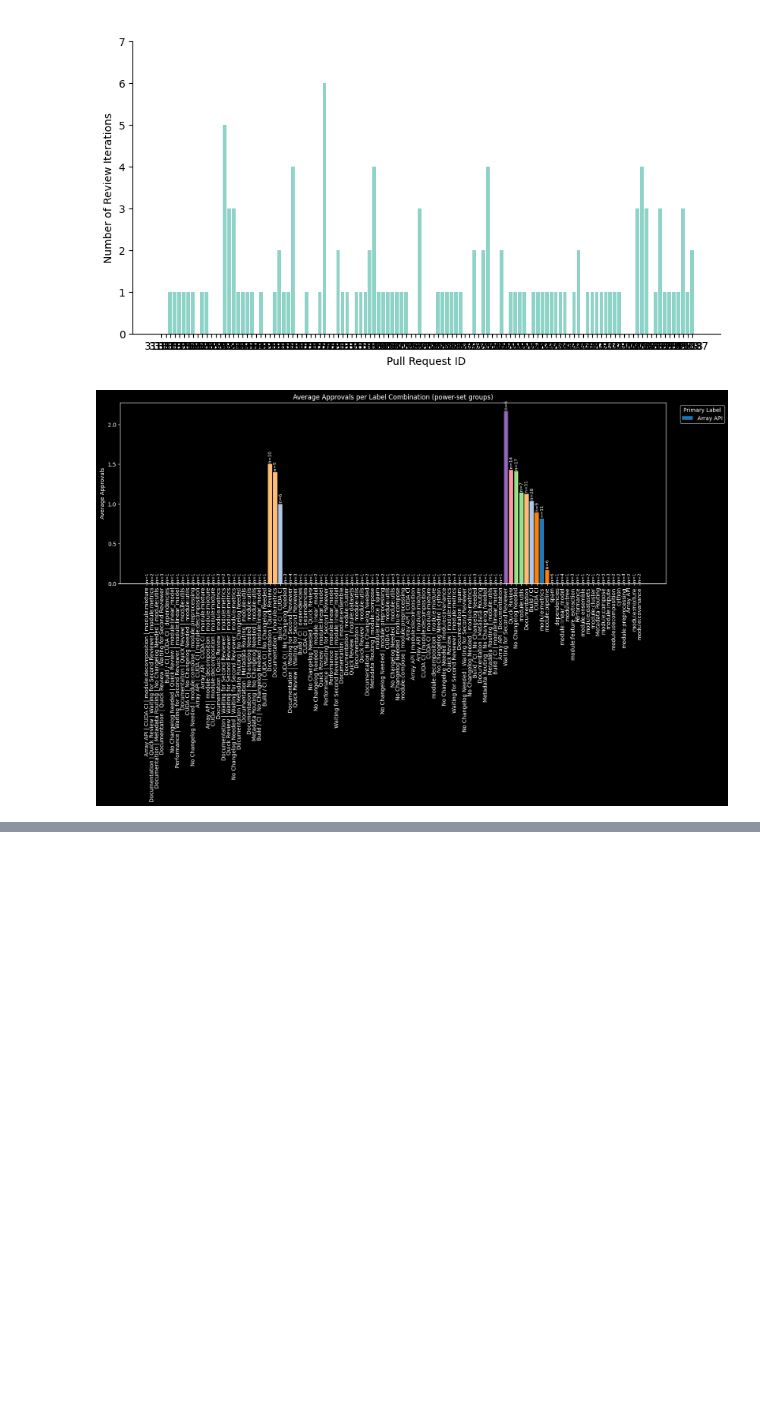
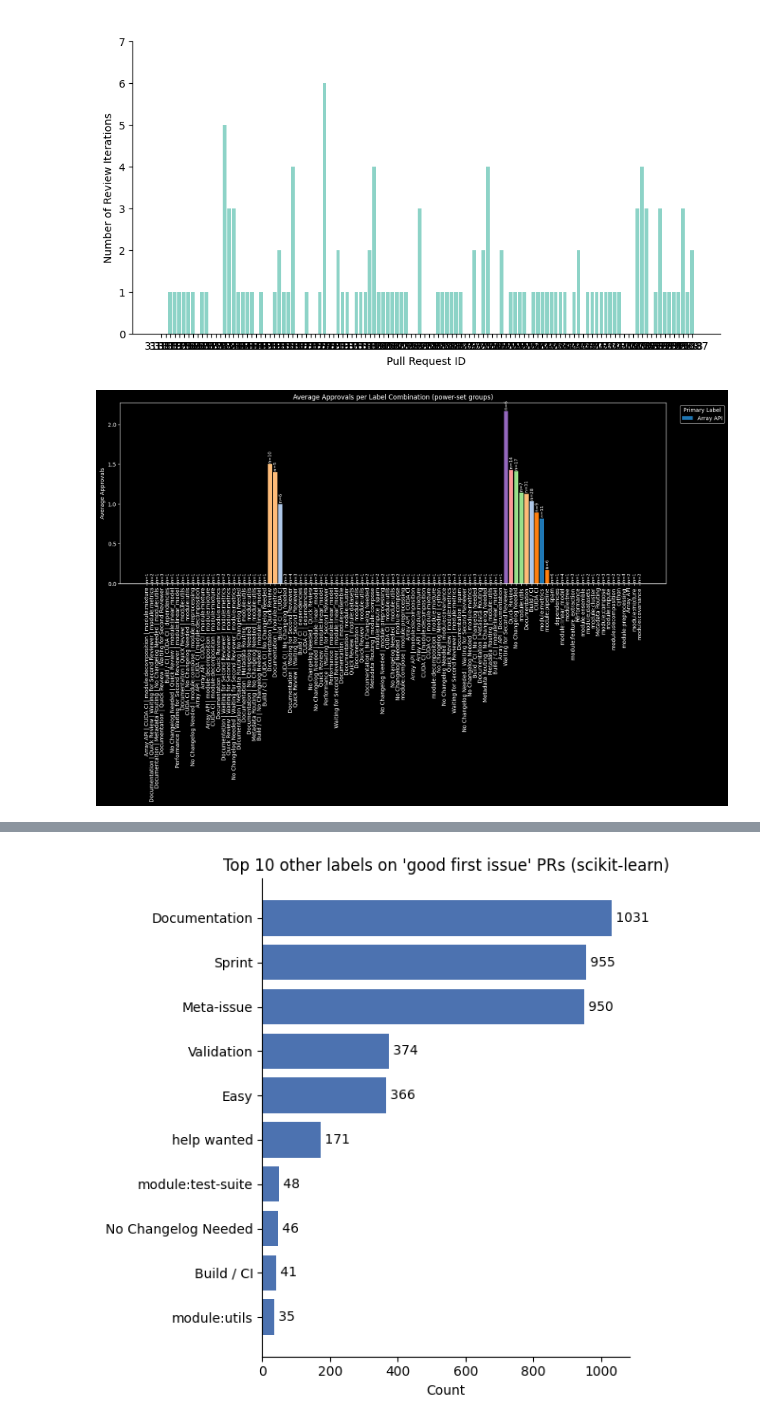
Before and after one commit to AlexS-1/Bachelor-Code, a Jupyter notebook: main.ipynb, the cells around one changed output, grey strips where cells are left out. Drawn from its saved outputs; the diff is of its cells as text; code cells hidden in the pictures; blank space fills up the shorter version.

```diff
--- a/main.ipynb
+++ b/main.ipynb
@@ -197,0 +574,67 @@ path = get_ocel_data(collection)
+# %%
+def gfi_other_label_distribution(collection: str, top_n: int = 20, plot: bool = True):
+    """
+    For PRs whose issue_label contains 'good first issue', compute distribution of
+    the other labels present on those PRs. Returns a pandas Series (counts).
+    """
+    pull_requests = get_pull_requests(collection) or []
+    counts = {}
+
+    def _parse_labels(val):
+        out = []
+        if val is None:
+            return out
+        if isinstance(val, str):
+            s = val.replace(";", ",")
+            s = s.replace("[", "").replace("]", "").replace("'", "").replace('"', "")
+            parts = [p.strip() for p in s.split(",") if p.strip()]
+            return parts if parts else [s.strip()]
+        if isinstance(val, list):
+            for x in val:
+                if isinstance(x, str):
+                    out.append(x.strip())
+                elif isinstance(x, dict) and "name" in x:
+                    out.append(str(x["name"]).strip())
+            return out
+        return out
+
+    for pr in pull_requests:
+        try:
+            if not _has_good_first_issue_label(pr):
+                continue
+        except Exception:
+            continue
+        val = _attr(pr, "issue_label")
+        labels = _parse_labels(val)
+        for lbl in labels:
+            if lbl is None:
+                continue
+            if "good first issue" in str(lbl).lower():
+                continue
+            counts[lbl] = counts.get(lbl, 0) + 1
+
+    if not counts:
+        print(f"No other labels found on 'good first issue' PRs in collection '{collection}'.")
+        return pd.Series(dtype=int)
+
+    s = pd.Series(counts).sort_values(ascending=False)
+    top = s.head(top_n)[::-1]
+
+    if plot:
+        plt.figure(figsize=(6, 6))
+        plt.barh(top.index, top.values, color="#4C72B0")
+        # top[::-1].plot(kind="barh", color="#4C72B0")
+        plt.xlabel("Count")
+        plt.title(f"Top {min(top_n, len(s))} other labels on 'good first issue' PRs ({collection})")
+        for i, v in enumerate(top.values):
+            plt.text(v, i, f" {int(v)}", va="center")
+        plt.tight_layout()
+        _set_plot_style_and_plot()
+
+    return s
+
+# Example usage
+gfi_other_label_counts = gfi_other_label_distribution("scikit-learn", top_n=10, plot=True)
+gfi_other_label_counts
+# %% [output]
+[figure, added]
```
Also changed, not shown: parts of 27 cells of this notebook, 14 other files.
